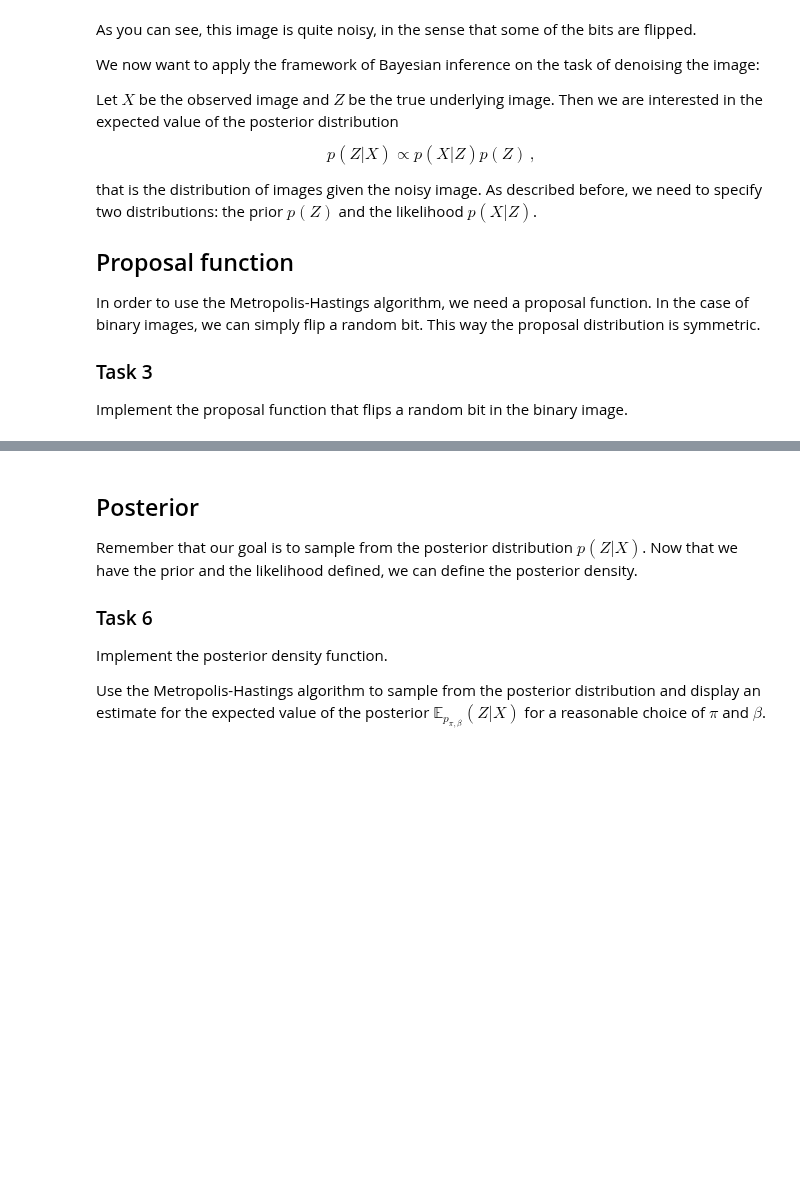
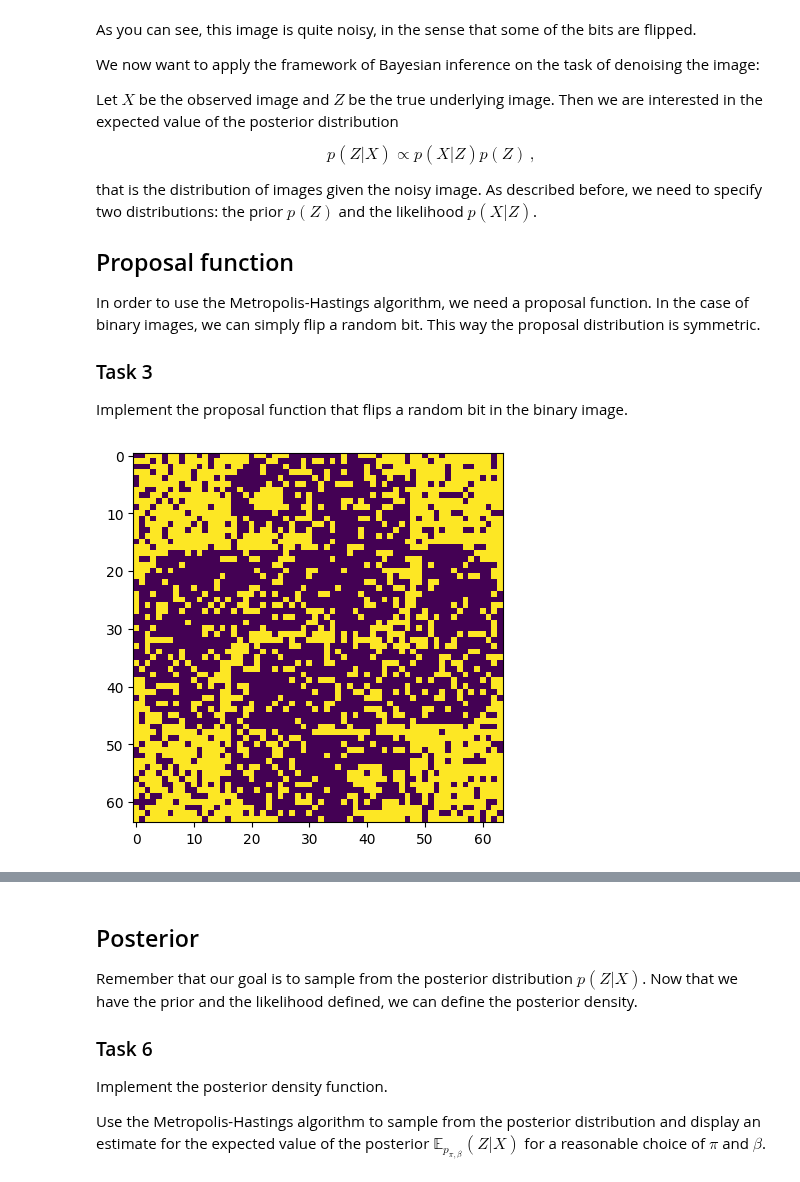
Before and after one commit to eichelb4rt/GM-LAB, a Jupyter notebook: exercise10/exercise10.ipynb, the cells around one changed output, grey strips where cells are left out. Drawn from its saved outputs; the diff is of its cells as text; code cells hidden in the pictures; blank space fills up the shorter version.

```diff
--- a/exercise10/exercise10.ipynb
+++ b/exercise10/exercise10.ipynb
@@ -186,18 +225,30 @@ In order to use the Metropolis-Hastings algorithm, we need a proposal function.
 
 Implement the proposal function that flips a random bit in the binary image.
 # %%
-def image_proposal(X:np.ndarray) -> np.ndarray:
+def image_proposal(X: np.ndarray) -> np.ndarray:
     '''
     Proposal function for binary images.
 
     @Params:
         X... binary image
 
     @Returns:
         X with a random bit flipped.
     '''
-    # TODO: implement
-    pass
+
+    proposed = X.copy()
+    random_bit = np.random.randint(X.shape)
+    proposed[*random_bit] ^= 1
+    return proposed
+
+
+test_image = img_noise
+for _ in range(1000):
+    test_image = image_proposal(test_image)
+plt.imshow(test_image)
+plt.show()
+# %% [output]
+[figure, added]
 # %% [markdown]
 ## Prior
 The prior $p(Z)$ encodes how we imagine a "true" image looks like. Unusual images should get a low prior probability.
```
Also changed, not shown: parts of 7 cells of this notebook.
